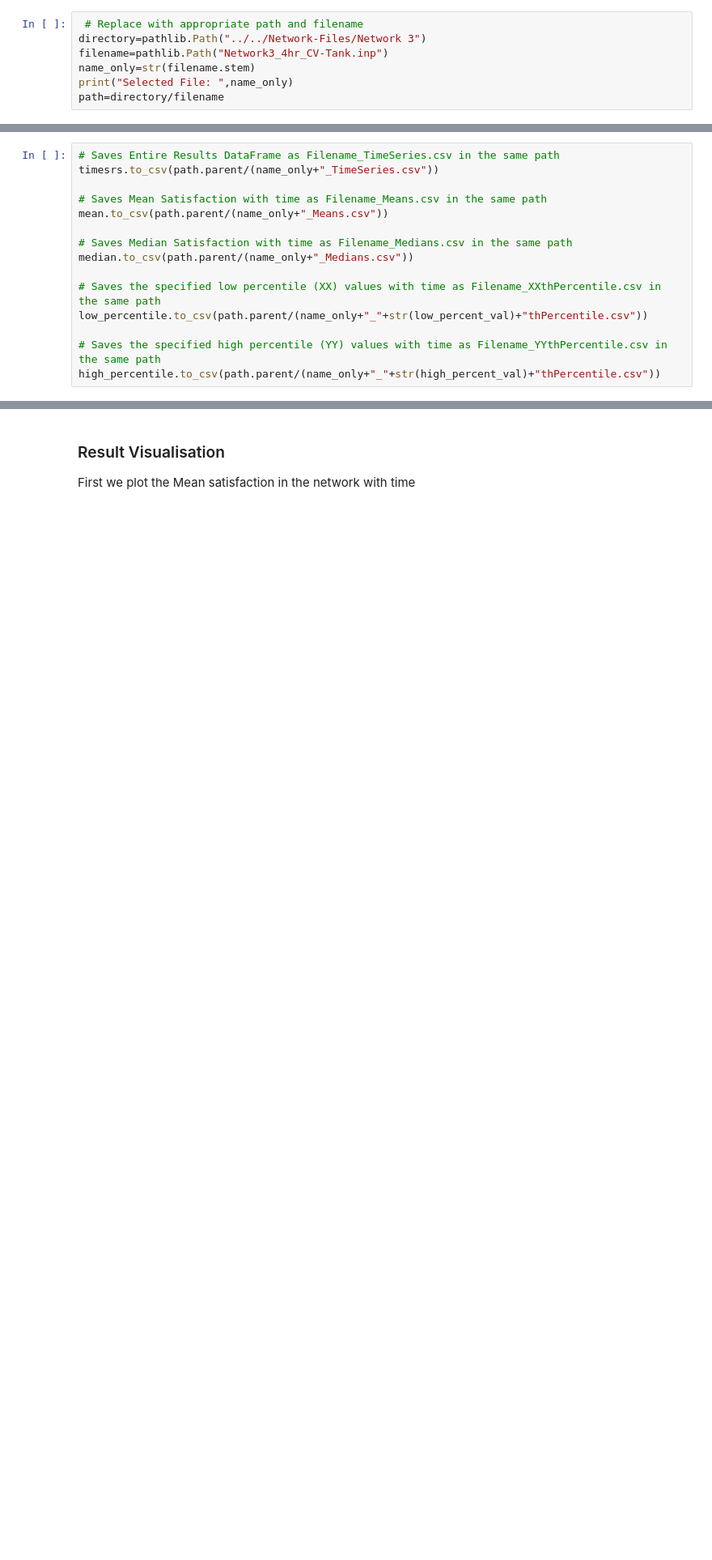
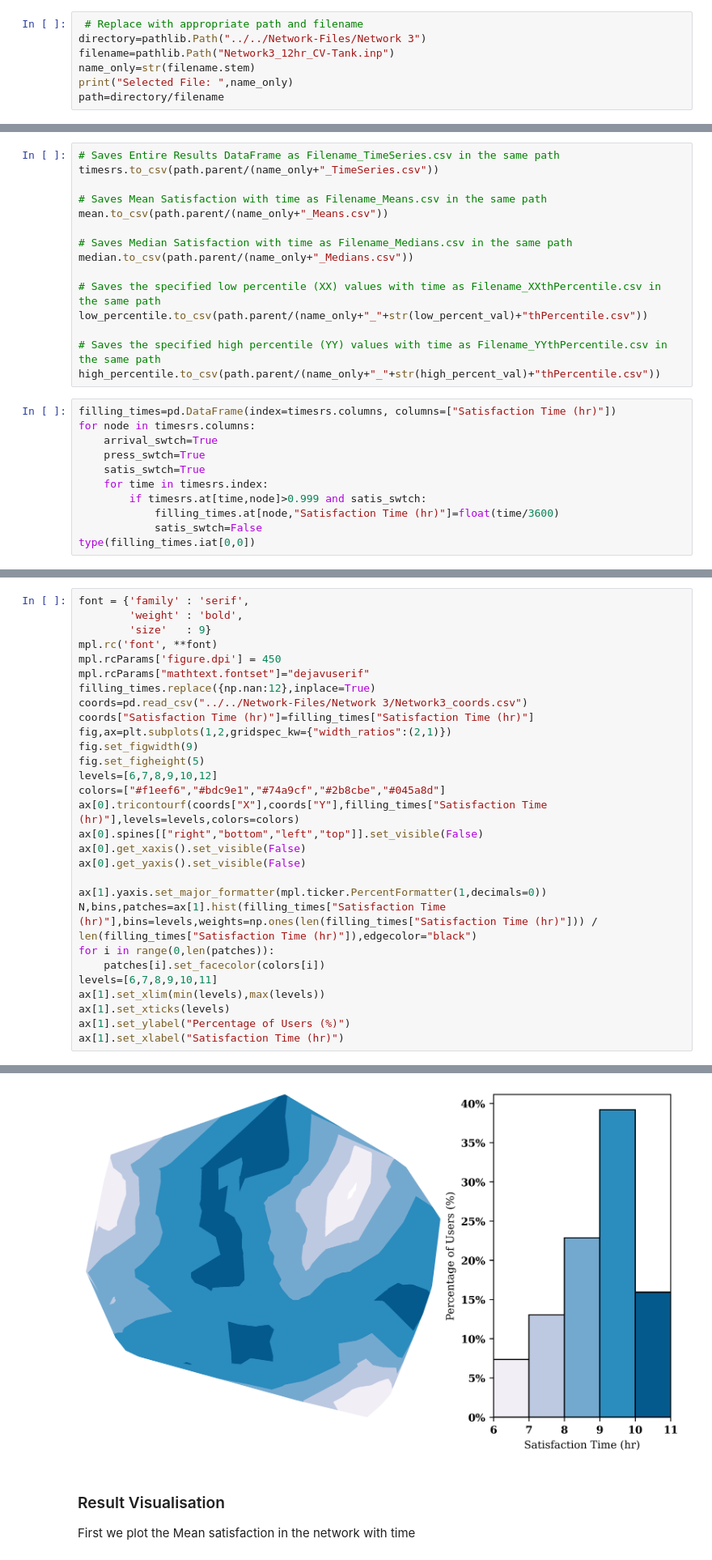
Before and after one commit to Omar-Abdelazeem/IWS-Modelling-Methods, a Jupyter notebook: Running-Methods/CV-Tank/CV-Tank.ipynb, the cells around one changed output, grey strips where cells are left out. Shown: that part at 81% size. Cells and saved outputs as stored; diff of their text form; blank space fills up the shorter version.

```diff
--- a/Running-Methods/CV-Tank/CV-Tank.ipynb
+++ b/Running-Methods/CV-Tank/CV-Tank.ipynb
@@ -24,7 +24,7 @@ For running the .inp files in this repository, you can use this relative path `"
 # %%
  # Replace with appropriate path and filename
 directory=pathlib.Path("../../Network-Files/Network 3")
-filename=pathlib.Path("Network3_4hr_CV-Tank.inp")
+filename=pathlib.Path("Network3_12hr_CV-Tank.inp")
 name_only=str(filename.stem)
 print("Selected File: ",name_only)
 path=directory/filename
@@ -124,3 +124,14 @@ low_percentile.to_csv(path.parent/(name_only+"_"+str(low_percent_val)+"thPercent
 
 # Saves the specified high percentile (YY) values with time as Filename_YYthPercentile.csv in the same path
 high_percentile.to_csv(path.parent/(name_only+"_"+str(high_percent_val)+"thPercentile.csv"))
+# %%
+filling_times=pd.DataFrame(index=timesrs.columns, columns=["Satisfaction Time (hr)"])
+for node in timesrs.columns:
+    arrival_swtch=True
+    press_swtch=True
+    satis_swtch=True
+    for time in timesrs.index:
+        if timesrs.at[time,node]>0.999 and satis_swtch:
+            filling_times.at[node,"Satisfaction Time (hr)"]=float(time/3600)
+            satis_swtch=False
+type(filling_times.iat[0,0])
@@ -126,0 +140,30 @@ high_percentile.to_csv(path.parent/(name_only+"_"+str(high_percent_val)+"thPerce
+# %%
+font = {'family' : 'serif',
+        'weight' : 'bold',
+        'size'   : 9}
+mpl.rc('font', **font)
+mpl.rcParams['figure.dpi'] = 450
+mpl.rcParams["mathtext.fontset"]="dejavuserif"
+filling_times.replace({np.nan:12},inplace=True)
+coords=pd.read_csv("../../Network-Files/Network 3/Network3_coords.csv")
+coords["Satisfaction Time (hr)"]=filling_times["Satisfaction Time (hr)"]
+fig,ax=plt.subplots(1,2,gridspec_kw={"width_ratios":(2,1)})
+fig.set_figwidth(9)
+fig.set_figheight(5)
+levels=[6,7,8,9,10,12]
+colors=["#f1eef6","#bdc9e1","#74a9cf","#2b8cbe","#045a8d"]
+ax[0].tricontourf(coords["X"],coords["Y"],filling_times["Satisfaction Time (hr)"],levels=levels,colors=colors)
+ax[0].spines[["right","bottom","left","top"]].set_visible(False)
+ax[0].get_xaxis().set_visible(False)
+ax[0].get_yaxis().set_visible(False)
+
+ax[1].yaxis.set_major_formatter(mpl.ticker.PercentFormatter(1,decimals=0))
+N,bins,patches=ax[1].hist(filling_times["Satisfaction Time (hr)"],bins=levels,weights=np.ones(len(filling_times["Satisfaction Time (hr)"])) / len(filling_times["Satisfaction Time (hr)"]),edgecolor="black")
+for i in range(0,len(patches)):
+    patches[i].set_facecolor(colors[i])
+levels=[6,7,8,9,10,11]
+ax[1].set_xlim(min(levels),max(levels))
+ax[1].set_xticks(levels)
+ax[1].set_ylabel("Percentage of Users (%)")
+ax[1].set_xlabel("Satisfaction Time (hr)")
+# %% [output]
@@ -127,3 +173,4 @@ high_percentile.to_csv(path.parent/(name_only+"_"+str(high_percent_val)+"thPerce
+[figure, added]
 # %% [markdown]
 ### Result Visualisation
 First we plot the Mean satisfaction in the network with time
```
Also changed, not shown: parts of 3 cells of this notebook.
